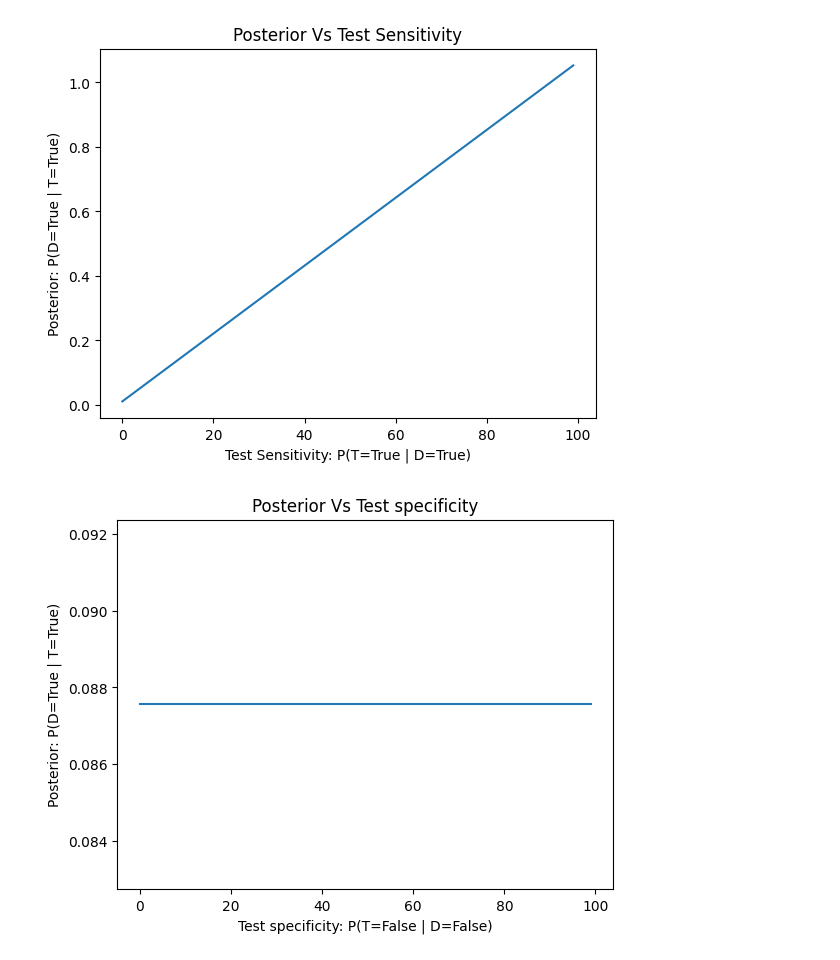
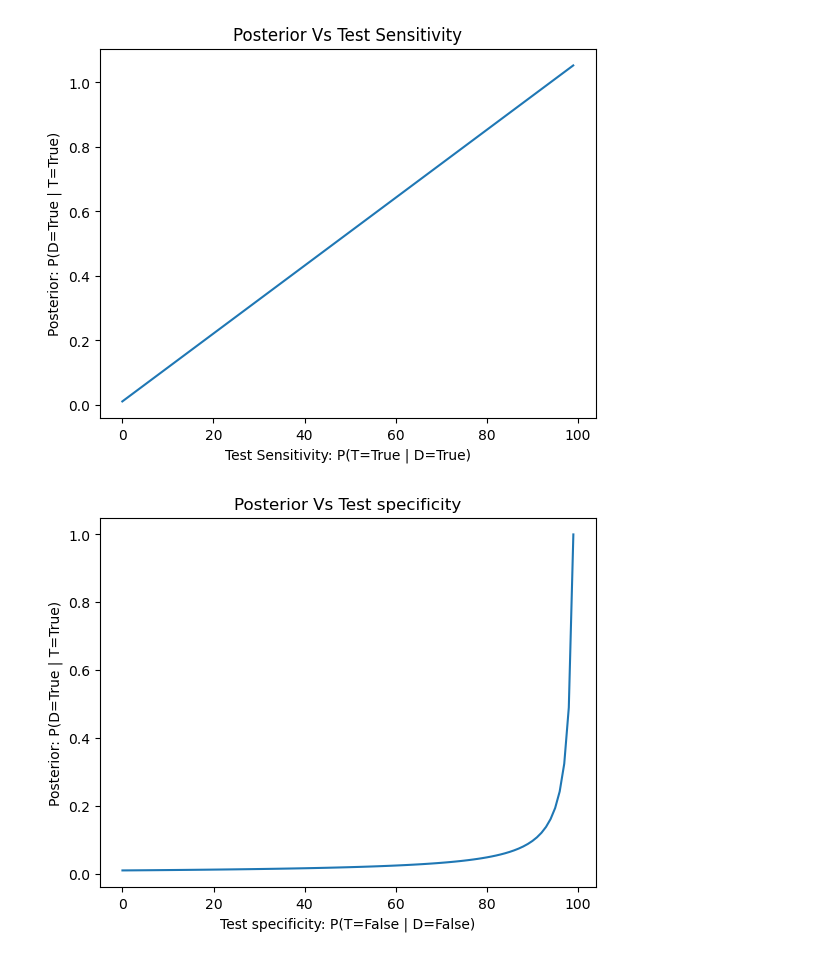
Before and after one commit to Master-Pr0grammer/Cognitive_Modeling, a Jupyter notebook: Hw/Hw1/Problem_7.ipynb, the cells around one changed output. Saved outputs shown, nothing was run; the diff lists cells and outputs as text; code cells hidden in the pictures.

```diff
--- a/Hw/Hw1/Problem_7.ipynb
+++ b/Hw/Hw1/Problem_7.ipynb
@@ -57,21 +57,21 @@ plt.show()
 # %%
 # Part 3
 # Y = Posterior
 # X = test specificity P(T=True | D=True)
 #	sensitivity, specificity are const
 
 # A = D
 # B = T
 
-P_T = 0.95*0.01 + (1-0.9)*(1-0.01)
 y_data = np.zeros(100)
 for i in range(1,101):
+	P_T = 0.95*0.01 + (1-(i/100))*(1-0.01)
 	y_data[i-1] = 0.01 * (0.95 / P_T)
 
 plt.plot(y_data)
 plt.title('Posterior Vs Test specificity')
 plt.ylabel('Posterior: P(D=True | T=True)')
 plt.xlabel('Test specificity: P(T=False | D=False)')
 plt.show()
 # %% [output]
-[figure, old version]
+[figure, new version]
```
